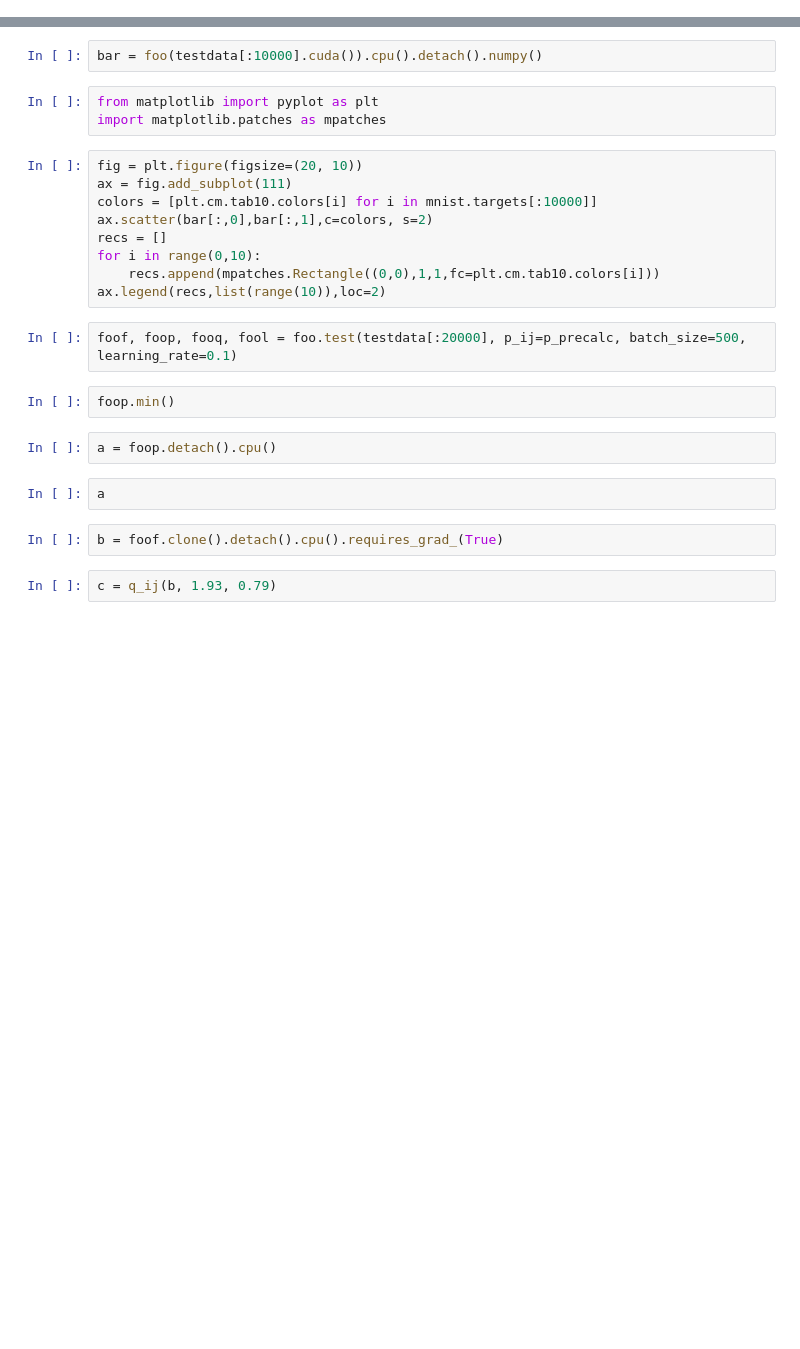
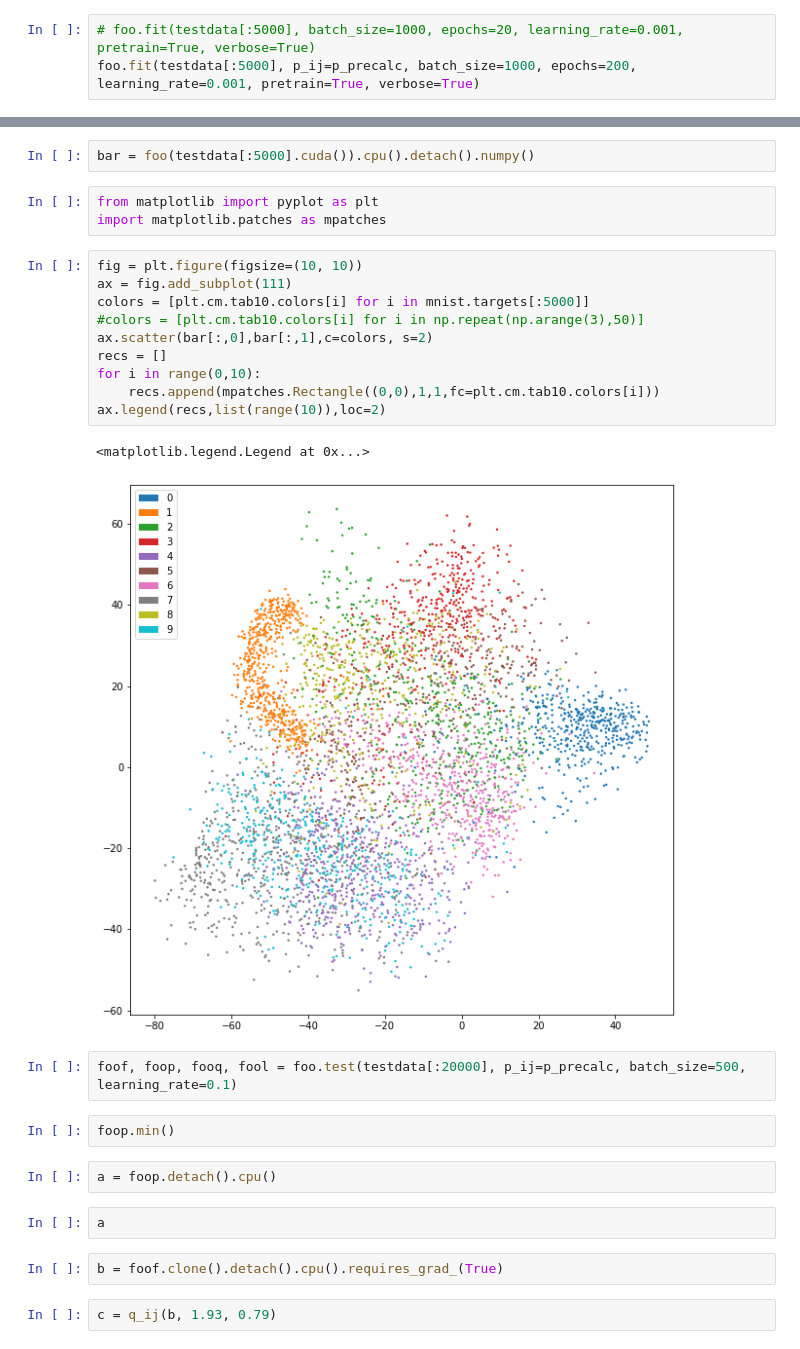
Before and after one commit to einbandi/ptsne-pytorch, a Jupyter notebook: pumap-dev.ipynb, the cells around one changed output, grey strips where cells are left out. Drawn from its saved outputs; the diff is of its cells as text; blank space fills up the shorter version.

```diff
--- a/pumap-dev.ipynb
+++ b/pumap-dev.ipynb
@@ -316,0 +339,3 @@ foo.fit(testdata[:20000], p_ij=p_precalc, batch_size=500, epochs=20, learning_ra
+# %%
+# foo.fit(testdata[:5000], batch_size=1000, epochs=20, learning_rate=0.001, pretrain=True, verbose=True)
+foo.fit(testdata[:5000], p_ij=p_precalc, batch_size=1000, epochs=200, learning_rate=0.001, pretrain=True, verbose=True)
@@ -317,17 +360,21 @@ foo.fit(testdata[:20000], p_ij=p_precalc, batch_size=500, epochs=20, learning_ra
 # %%
-bar = foo(testdata[:10000].cuda()).cpu().detach().numpy()
+bar = foo(testdata[:5000].cuda()).cpu().detach().numpy()
 # %%
 from matplotlib import pyplot as plt
 import matplotlib.patches as mpatches
 # %%
-fig = plt.figure(figsize=(20, 10))
+fig = plt.figure(figsize=(10, 10))
 ax = fig.add_subplot(111)
-colors = [plt.cm.tab10.colors[i] for i in mnist.targets[:10000]]
+colors = [plt.cm.tab10.colors[i] for i in mnist.targets[:5000]]
+#colors = [plt.cm.tab10.colors[i] for i in np.repeat(np.arange(3),50)]
 ax.scatter(bar[:,0],bar[:,1],c=colors, s=2)
 recs = []
 for i in range(0,10):
     recs.append(mpatches.Rectangle((0,0),1,1,fc=plt.cm.tab10.colors[i]))
 ax.legend(recs,list(range(10)),loc=2)
+# %% [output]
+<matplotlib.legend.Legend at 0x...>
+[figure, added]
 # %%
 foof, foop, fooq, fool = foo.test(testdata[:20000], p_ij=p_precalc, batch_size=500, learning_rate=0.1)
 # %%
```
Also changed, not shown: parts of 18 cells of this notebook, 1 other file.
